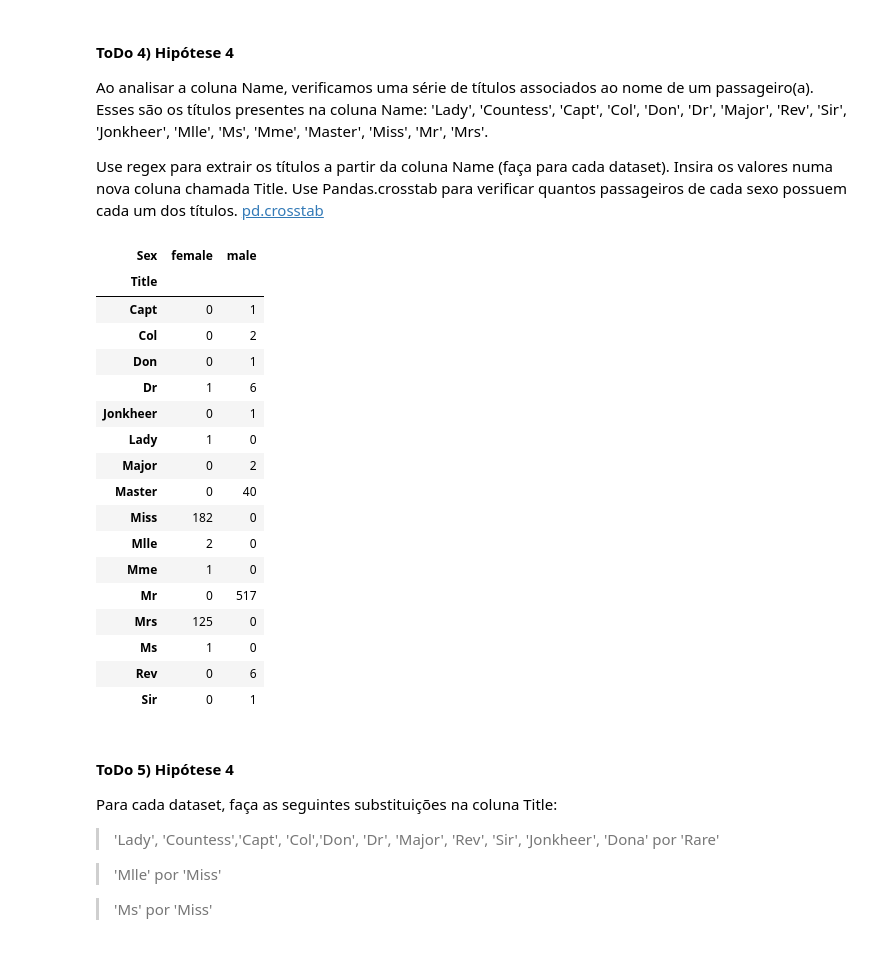
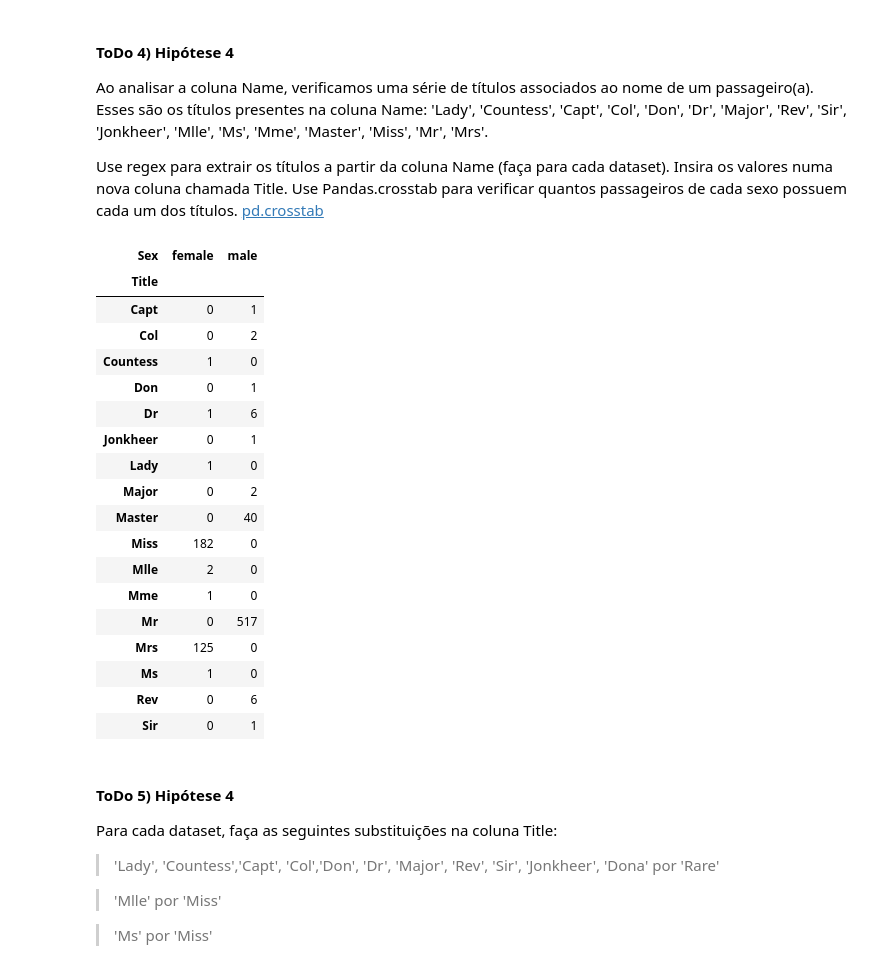
Before and after one commit to vinimarcili/IA-PY-INTRO, a Jupyter notebook: Aula_9.ipynb, the cells around one changed output. Saved outputs shown, nothing was run; the diff lists cells and outputs as text; code cells hidden in the pictures.

```diff
--- a/Aula_9.ipynb
+++ b/Aula_9.ipynb
@@ -154,11 +144,9 @@ array([<AxesSubplot:title={'center':'0'}>,
 Julgue as features que estão presentes no dataset. Caso alguma não seja considerada para predizer a sobrevivência de um passageiro, elimine-a
 # %%
 # Resposta
-train_df.drop(['Ticket'], axis=1, inplace=True)
-test_df.drop(['Ticket'], axis=1, inplace=True)
-
-train_df.drop(['Cabin'], axis=1, inplace=True)
-test_df.drop(['Cabin'], axis=1, inplace=True)
+train_df.drop(['Ticket', 'Cabin'], axis=1, inplace=True)
+test_df.drop(['Ticket', 'Cabin'], axis=1, inplace=True)
+combine = [train_df, test_df]
 # %% [markdown]
 #### ToDo 4) Hipótese 4
 Ao analisar a coluna Name, verificamos uma série de títulos associados ao nome de um passageiro(a). Esses são os títulos presentes na coluna Name: 'Lady', 'Countess', 'Capt', 'Col', 'Don', 'Dr', 'Major', 'Rev', 'Sir', 'Jonkheer', 'Mlle', 'Ms', 'Mme', 'Master', 'Miss', 'Mr', 'Mrs'.
@@ -167,14 +155,15 @@ Use regex para extrair os títulos a partir da coluna Name (faça para cada data
 # %%
 #Dica use o método str.extract do pandas
 # Resposta
-train_df['Title'] = train_df['Name'].str.extract('([A-Za-z]+), ([A-Za-z]+)\.')[1]
-test_df['Title'] = test_df['Name'].str.extract('([A-Za-z]+), ([A-Za-z]+)\.')[1]
+train_df['Title'] = train_df['Name'].str.extract(' ([A-Za-z]+)\.', expand=True)
+test_df['Title'] = test_df['Name'].str.extract(' ([A-Za-z]+)\.', expand=True)
 pd.crosstab(train_df['Title'], train_df['Sex'])
 # %% [output]
 | Sex | female | male |
 | Title |  |  |
 | Capt | 0 | 1 |
 | Col | 0 | 2 |
+| Countess | 1 | 0 |
 | Don | 0 | 1 |
 | Dr | 1 | 6 |
 | Jonkheer | 0 | 1 |
```
Also changed, not shown: parts of 8 cells of this notebook.
